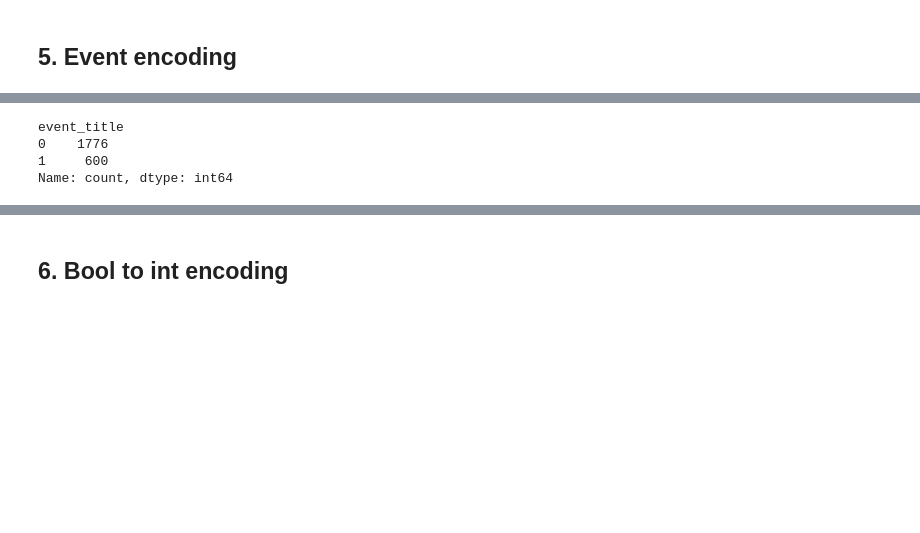
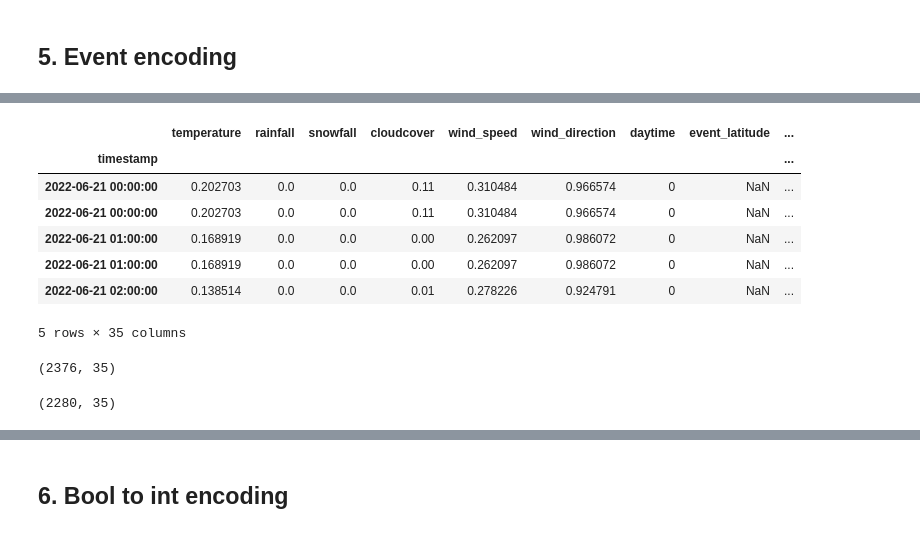
Before and after one commit to elsebasmar/london-bss, a Jupyter notebook: londonbss/notebooks/data_collection/features_prepoc.ipynb, the cells around one changed output, grey strips where cells are left out. Cells and saved outputs as stored; diff of their text form; code cells hidden in the pictures; blank space fills up the shorter version.

```diff
--- a/londonbss/notebooks/data_collection/features_prepoc.ipynb
+++ b/londonbss/notebooks/data_collection/features_prepoc.ipynb
@@ -210,3 +225,14 @@ Name: count, dtype: int64
+# %%
+event_encoding.head()
+# %% [output]
+|  | temperature | rainfall | snowfall | cloudcover | wind_speed | wind_direction | daytime | event_latitude | ... |
+| timestamp |  |  |  |  |  |  |  |  | ... |
+| 2022-06-21 00:00:00 | 0.202703 | 0.0 | 0.0 | 0.11 | 0.310484 | 0.966574 | 0 | NaN | ... |
+| 2022-06-21 00:00:00 | 0.202703 | 0.0 | 0.0 | 0.11 | 0.310484 | 0.966574 | 0 | NaN | ... |
+| 2022-06-21 01:00:00 | 0.168919 | 0.0 | 0.0 | 0.00 | 0.262097 | 0.986072 | 0 | NaN | ... |
+| 2022-06-21 01:00:00 | 0.168919 | 0.0 | 0.0 | 0.00 | 0.262097 | 0.986072 | 0 | NaN | ... |
+| 2022-06-21 02:00:00 | 0.138514 | 0.0 | 0.0 | 0.01 | 0.278226 | 0.924791 | 0 | NaN | ... |
+5 rows × 35 columns
 # %%
 def encoding_strings(text):
     if text == 0:
@@ -215,10 +241,9 @@ def encoding_strings(text):
         text = 1
     return text
 # %%
-event_encoding['event_title'] = event_encoding['event_title'].apply(encoding_strings)
-event_encoding['event_title'].value_counts()
+# event_encoding['event_title'] = event_encoding['event_title'].apply(encoding_strings)
+# event_encoding['event_title'].value_counts()
-# %% [output]
-event_title
-0    1776
-1     600
-Name: count, dtype: int64
+# %%
+event_encoding.shape
+# %% [output]
+(2376, 35)
@@ -224,0 +252,4 @@ Name: count, dtype: int64
+# %%
+event_encoding.shape
+# %% [output]
+(2280, 35)
```
Also changed, not shown: parts of 26 cells of this notebook, 2 other files.
